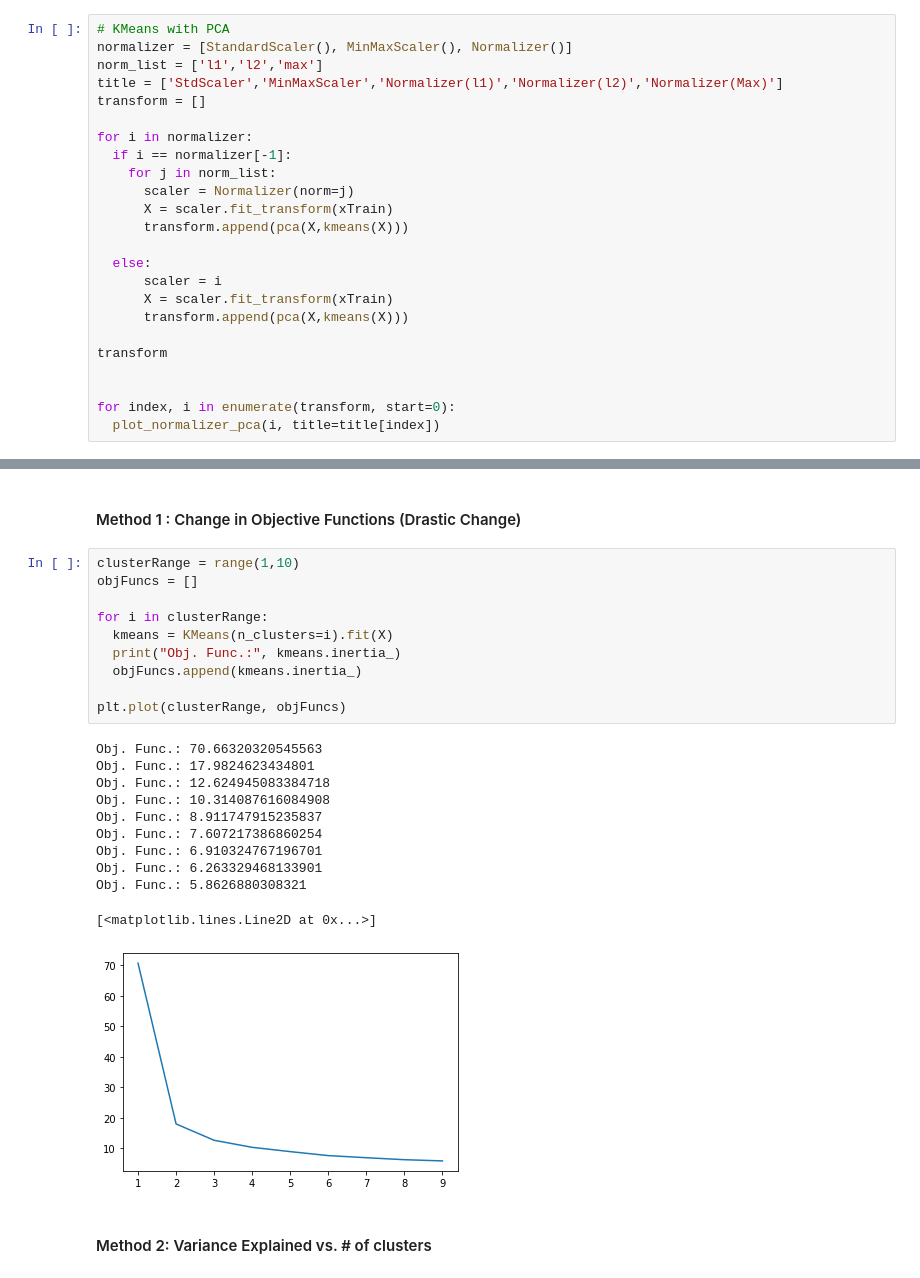
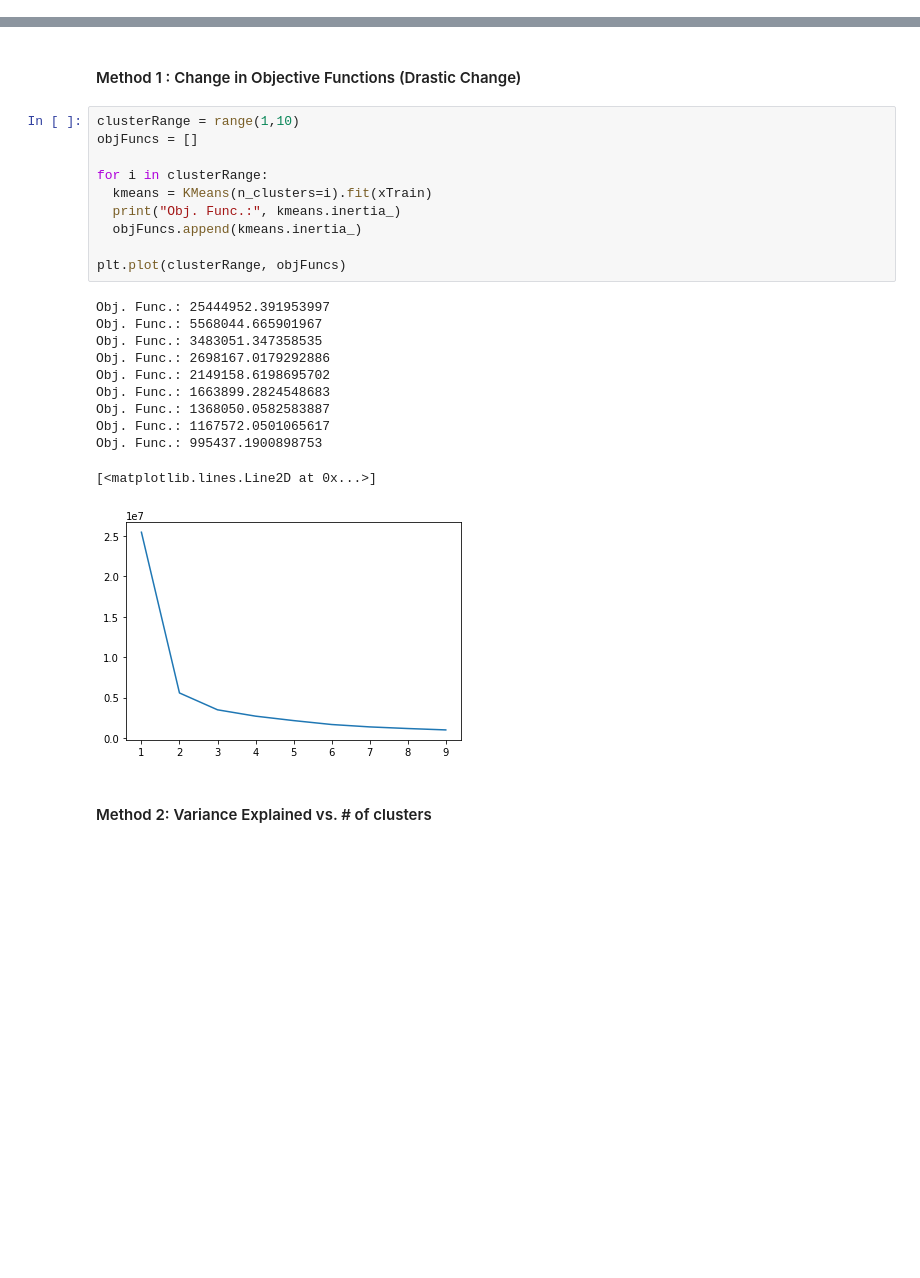
Before and after one commit to ryandhjeon/CS6010-pca-analysis-project, a Jupyter notebook: notebooks/assignment_9.ipynb, the cells around one changed output, grey strips where cells are left out. Cells and saved outputs as stored; diff of their text form; blank space fills up the shorter version.

```diff
--- a/notebooks/assignment_9.ipynb
+++ b/notebooks/assignment_9.ipynb
@@ -214,24 +109,0 @@ KeyError: ignored
-# %%
-# KMeans with PCA
-normalizer = [StandardScaler(), MinMaxScaler(), Normalizer()]
-norm_list = ['l1','l2','max']
-title = ['StdScaler','MinMaxScaler','Normalizer(l1)','Normalizer(l2)','Normalizer(Max)']
-transform = []
-
-for i in normalizer:
-  if i == normalizer[-1]:
-    for j in norm_list:
-      scaler = Normalizer(norm=j)
-      X = scaler.fit_transform(xTrain)
-      transform.append(pca(X,kmeans(X)))
-
-  else:
-      scaler = i
-      X = scaler.fit_transform(xTrain)
-      transform.append(pca(X,kmeans(X)))
-
-transform
-
-
-for index, i in enumerate(transform, start=0):
-  plot_normalizer_pca(i, title=title[index])
@@ -282,25 +117,25 @@ IndexError: ignored
 # %%
 clusterRange = range(1,10)
 objFuncs = []
 
 for i in clusterRange:
-  kmeans = KMeans(n_clusters=i).fit(X)
+  kmeans = KMeans(n_clusters=i).fit(xTrain)
   print("Obj. Func.:", kmeans.inertia_)
   objFuncs.append(kmeans.inertia_)
 
 plt.plot(clusterRange, objFuncs)
 # %% [output]
-Obj. Func.: 70.66320320545563
-Obj. Func.: 17.9824623434801
-Obj. Func.: 12.624945083384718
-Obj. Func.: 10.314087616084908
-Obj. Func.: 8.911747915235837
-Obj. Func.: 7.607217386860254
-Obj. Func.: 6.910324767196701
-Obj. Func.: 6.263329468133901
-Obj. Func.: 5.8626880308321
+Obj. Func.: 25444952.391953997
+Obj. Func.: 5568044.665901967
+Obj. Func.: 3483051.347358535
+Obj. Func.: 2698167.0179292886
+Obj. Func.: 2149158.6198695702
+Obj. Func.: 1663899.2824548683
+Obj. Func.: 1368050.0582583887
+Obj. Func.: 1167572.0501065617
+Obj. Func.: 995437.1900898753
 [<matplotlib.lines.Line2D at 0x...>]
-[figure, old version]
+[figure, new version]
 # %% [markdown]
 #### Method 2: Variance Explained vs. # of clusters
 # %%
```
Also changed, not shown: parts of 58 cells of this notebook.
